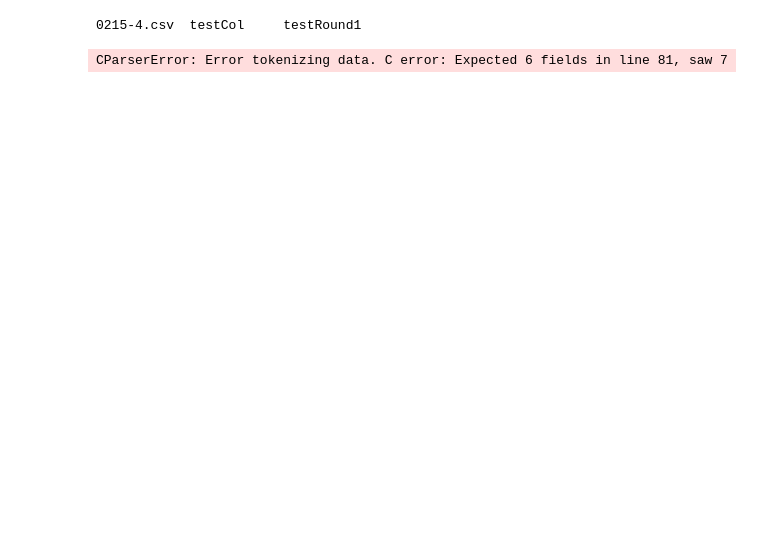
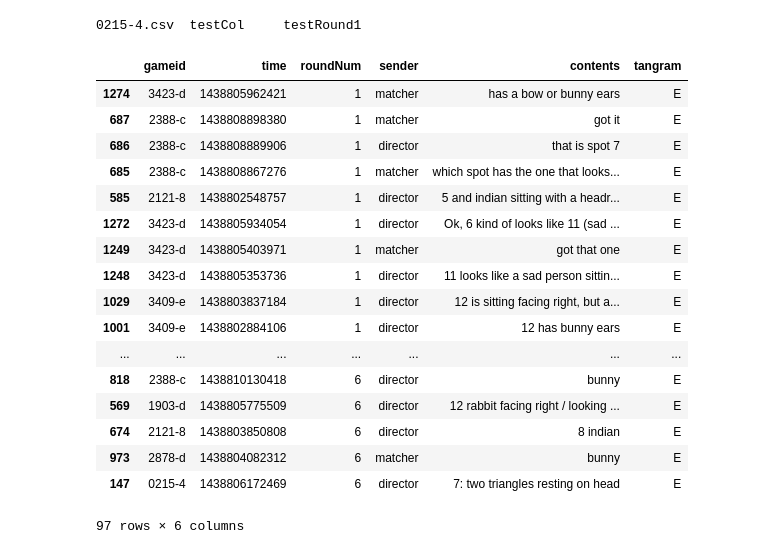
Before and after one commit to hawkrobe/tangrams_replication, a Jupyter notebook: data/trial1/TESTtrail1PythonNotebook.ipynb, the cells around one changed output. Cells and saved outputs as stored; diff of their text form; code cells hidden in the pictures; blank space fills up the shorter version.

```diff
--- a/data/trial1/TESTtrail1PythonNotebook.ipynb
+++ b/data/trial1/TESTtrail1PythonNotebook.ipynb
@@ -21,8 +20,36 @@ tangramA.ix[0:, ['roundNum', 'contents', 'tangram']]
 ls
 # %% [output]
 0215-4.csv  testCol     testRound1
-# %%
-muffins = read_csv('3409-e.csv')
-muffins
-# %% [output]
-CParserError: Error tokenizing data. C error: Expected 6 fields in line 81, saw 7
+# %%
+muffins = read_csv('merged.csv')
+muffins
+muffins.ix[0:, ['gameid', 'roundNum', 'sender', 'contents', 'tangram']]
+director = muffins[muffins['sender'] == 'director']
+tangramA = muffins[muffins['tangram'] == 'E']
+# tangramARound1 = tangramA[tangramA['roundNum'] == '1']
+# tangramA.set_index(['roundNum'])
+sorteddata = tangramA.sort(['roundNum'])
+# sorteddataRound1 = sorteddata[sorteddata['roundNum'] == '2']
+# sorteddataRound1 = sorteddata.sort(['gameid'])
+sorteddataRound1 = sorteddata[sorteddata['gameid'] != '0']
+# sorteddata
+sorteddataRound1
+# %% [output]
+|  | gameid | time | roundNum | sender | contents | tangram |
+| 1274 | 3423-d | 1438805962421 | 1 | matcher | has a bow or bunny ears | E |
+| 687 | 2388-c | 1438808898380 | 1 | matcher | got it | E |
+| 686 | 2388-c | 1438808889906 | 1 | director | that is spot 7 | E |
+| 685 | 2388-c | 1438808867276 | 1 | matcher | which spot has the one that looks... | E |
+| 585 | 2121-8 | 1438802548757 | 1 | director | 5 and indian sitting with a headr... | E |
+| 1272 | 3423-d | 1438805934054 | 1 | director | Ok, 6 kind of looks like 11 (sad ... | E |
+| 1249 | 3423-d | 1438805403971 | 1 | matcher | got that one | E |
+| 1248 | 3423-d | 1438805353736 | 1 | director | 11 looks like a sad person sittin... | E |
+| 1029 | 3409-e | 1438803837184 | 1 | director | 12 is sitting facing right, but a... | E |
+| 1001 | 3409-e | 1438802884106 | 1 | director | 12 has bunny ears | E |
+| ... | ... | ... | ... | ... | ... | ... |
+| 818 | 2388-c | 1438810130418 | 6 | director | bunny | E |
+| 569 | 1903-d | 1438805775509 | 6 | director | 12 rabbit facing right / looking ... | E |
+| 674 | 2121-8 | 1438803850808 | 6 | director | 8 indian | E |
+| 973 | 2878-d | 1438804082312 | 6 | matcher | bunny | E |
+| 147 | 0215-4 | 1438806172469 | 6 | director | 7: two triangles resting on head | E |
+97 rows × 6 columns
```
Also changed, not shown: parts of 2 cells of this notebook, 7 other files.
